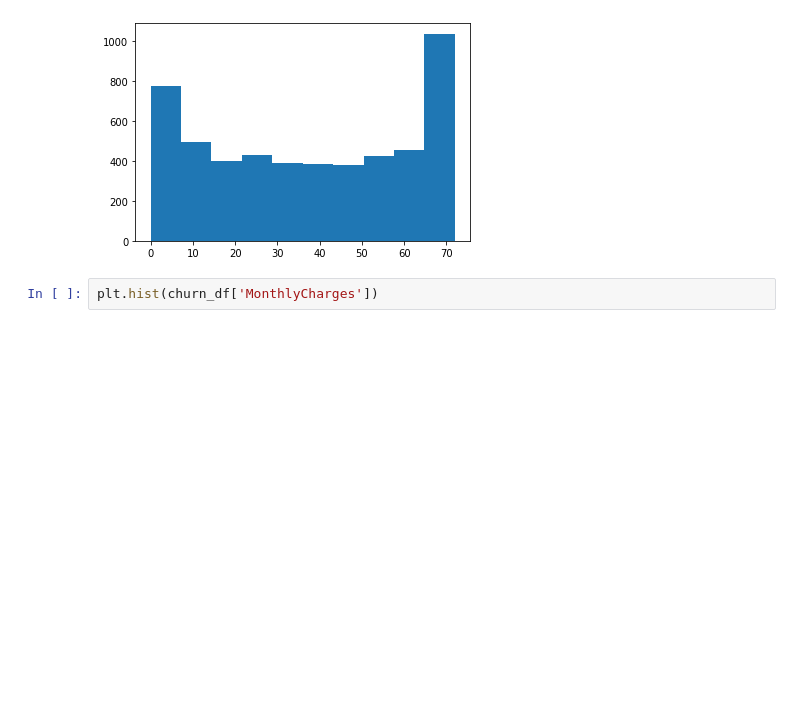
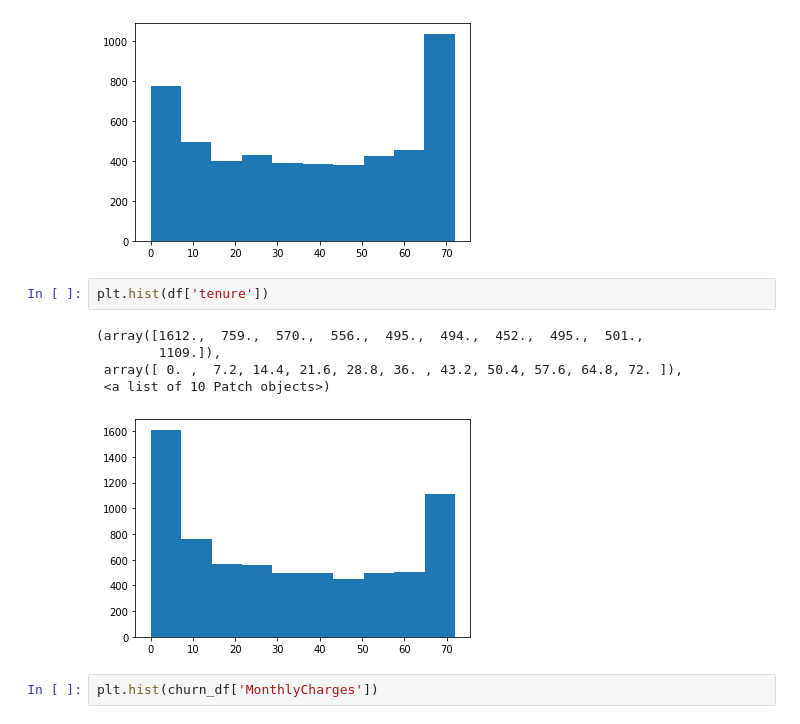
Before and after one commit to Booandlean/Telco_Customer_Churn-, a Jupyter notebook: EDA_+_Vis.ipynb, the cells around one changed output. Saved outputs shown, nothing was run; the diff lists cells and outputs as text; blank space fills up the shorter version.

```diff
--- a/Cleaning_and_EDA.ipynb
+++ b/EDA_+_Vis.ipynb
@@ -90,6 +90,14 @@ plt.hist(no_churn_df['tenure'])
  array([ 0. ,  7.2, 14.4, 21.6, 28.8, 36. , 43.2, 50.4, 57.6, 64.8, 72. ]),
  <a list of 10 Patch objects>)
 [figure]
+# %%
+plt.hist(df['tenure'])
+# %% [output]
+(array([1612.,  759.,  570.,  556.,  495.,  494.,  452.,  495.,  501.,
+        1109.]),
+ array([ 0. ,  7.2, 14.4, 21.6, 28.8, 36. , 43.2, 50.4, 57.6, 64.8, 72. ]),
+ <a list of 10 Patch objects>)
+[figure, added]
 # %%
 plt.hist(churn_df['MonthlyCharges'])
 # %% [output]
```
Also changed, not shown: parts of 12 cells of this notebook.
